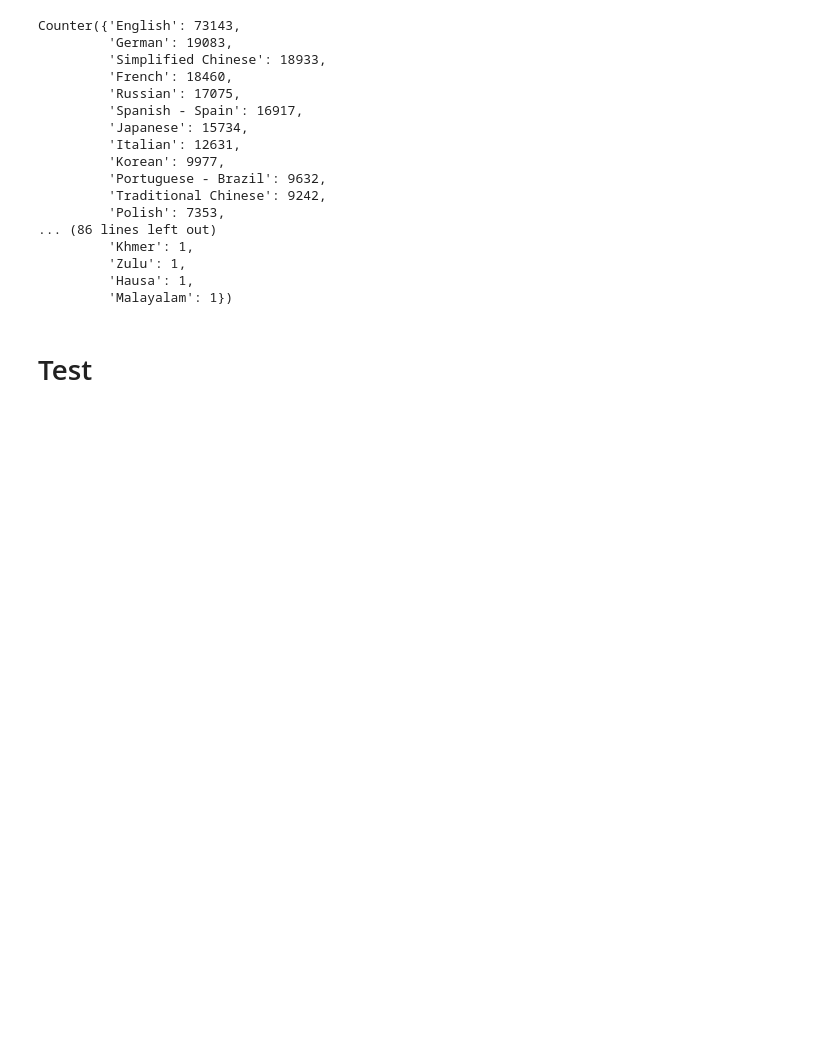
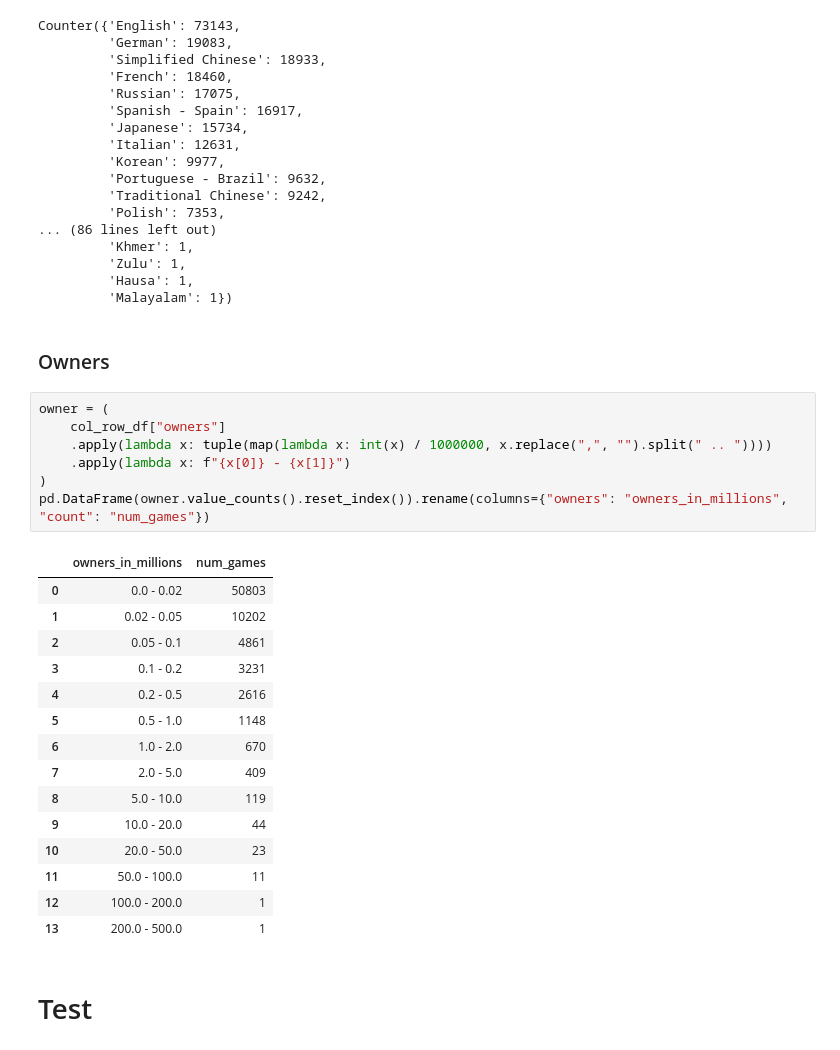
Before and after one commit to DataForgeOpenAIHub/Steam-Sales-Analysis, a Jupyter notebook: steam_sales/notebooks/steamspy_data_cleaning.ipynb, the cells around one changed output. Drawn from its saved outputs; the diff is of its cells as text; blank space fills up the shorter version.

```diff
--- a/steam_sales/notebooks/steamspy_data_cleaning.ipynb
+++ b/steam_sales/notebooks/steamspy_data_cleaning.ipynb
@@ -232,5 +232,30 @@ Counter({'English': 73143,
          'Zulu': 1,
          'Hausa': 1,
          'Malayalam': 1})
+# %% [markdown]
+### Owners
+# %%
+owner = (
+    col_row_df["owners"]
+    .apply(lambda x: tuple(map(lambda x: int(x) / 1000000, x.replace(",", "").split(" .. "))))
+    .apply(lambda x: f"{x[0]} - {x[1]}")
+)
+pd.DataFrame(owner.value_counts().reset_index()).rename(columns={"owners": "owners_in_millions", "count": "num_games"})
+# %% [output]
+|  | owners_in_millions | num_games |
+| 0 | 0.0 - 0.02 | 50803 |
+| 1 | 0.02 - 0.05 | 10202 |
+| 2 | 0.05 - 0.1 | 4861 |
+| 3 | 0.1 - 0.2 | 3231 |
+| 4 | 0.2 - 0.5 | 2616 |
+| 5 | 0.5 - 1.0 | 1148 |
+| 6 | 1.0 - 2.0 | 670 |
+| 7 | 2.0 - 5.0 | 409 |
+| 8 | 5.0 - 10.0 | 119 |
+| 9 | 10.0 - 20.0 | 44 |
+| 10 | 20.0 - 50.0 | 23 |
+| 11 | 50.0 - 100.0 | 11 |
+| 12 | 100.0 - 200.0 | 1 |
+| 13 | 200.0 - 500.0 | 1 |
 # %% [markdown]
 # Test
```
Also changed, not shown: parts of 1 cell of this notebook.
